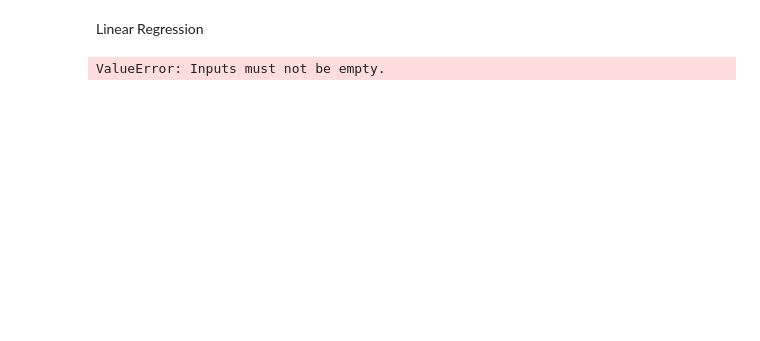
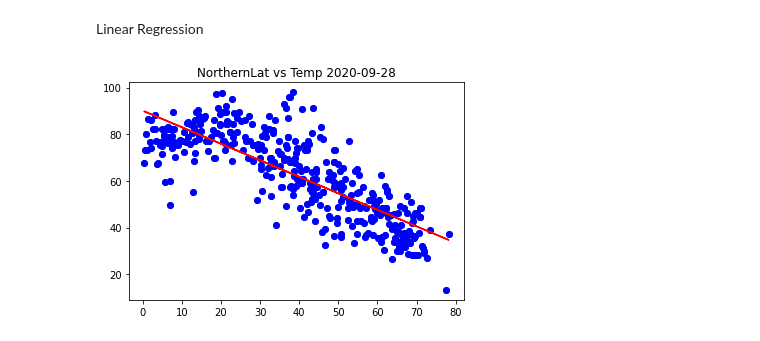
Before and after one commit to sarahgrant11/pythonAPIs-challenge, a Jupyter notebook: WeatherPy.ipynb, the cells around one changed output. Saved outputs shown, nothing was run; the diff lists cells and outputs as text; code cells hidden in the pictures; blank space fills up the shorter version.

```diff
--- a/WeatherPy.ipynb
+++ b/WeatherPy.ipynb
@@ -275,25 +332,27 @@ def linerarregress(x,y,a,b,c):
 # %%
 # Create Northern and Southern Hemisphere DataFrames
-Northern = scatterplotdata[scatterplotdata['Latitude'] >= 0]
 
-Southern = scatterplotdata[scatterplotdata['Latitude'] < 0]
+Northern = scatterplotdata[scatterplotdata['Lat'] >= 0]
+
+Southern = scatterplotdata[scatterplotdata['Lat'] < 0]
 # %%
-#Northern Hemisphere - Max Temp vs. Latitude Linear Regression
+#Northern Hemisphere: Max Temp vs. Latitude Linear Regression
 
 #setting x var for norther latitude point and setting y var
-x_north = Northern["Latitude"]
-y_nTemp = Northern["Temperature"]
+x_north = Northern["Lat"]
+y_nTemp = Northern["Max Temp"]
 #making scatter plot
 plt.scatter(x_north,y_nTemp)
 #adding title
 plt.title(f'NorthernLat vs Temp {today}')
 #running linear regression function
-linerarregress(x_north,y_nTemp,15,40,"Temperature(°F)")
+linearregress(x_north,y_nTemp,15,40,"Temperature(°F)")
+
 #saving figure
-plt.savefig(f'../output_data/NorthernLat vs Temp {today}.png')
+plt.savefig("/Users/sarahgrant/Desktop/BCHomeworks/pythonAPIs-challenge/WeatherPy/dataforscatterplots/Fig5.png")
 plt.show()
 # %% [output]
-ValueError: Inputs must not be empty.
+[figure, added]
 # %%
 #Southern Hemisphere - Max Temp vs. Latitude Linear Regression
 
```
Also changed, not shown: parts of 23 cells of this notebook, 10 other files.
